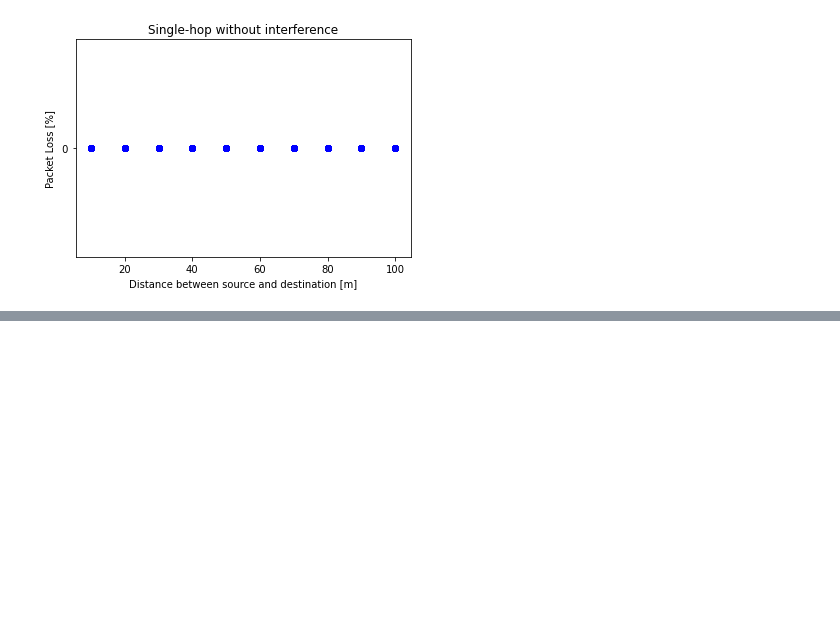
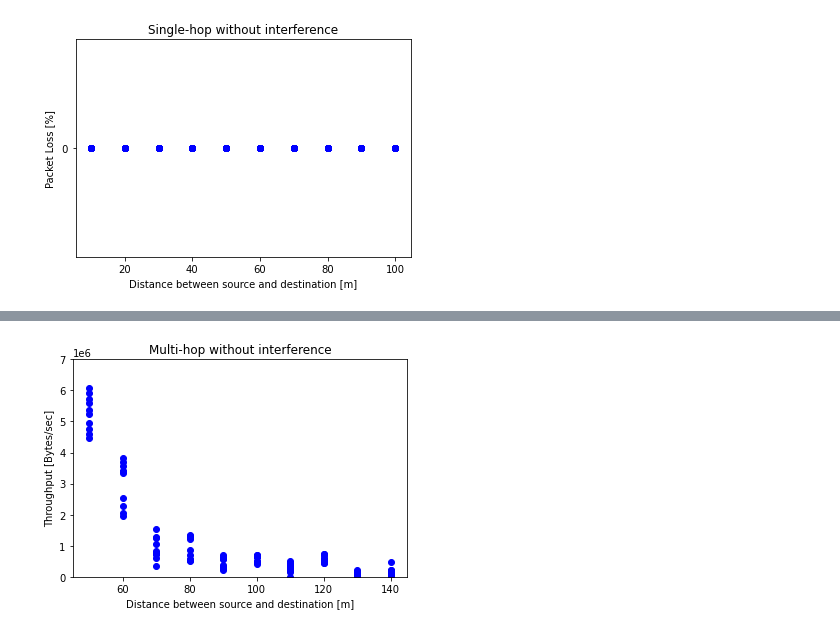
Before and after one commit to k00ziex/MastersThesis_FANETs_Fall_2022, a Jupyter notebook: Data_processing/Data_Visualization.ipynb, the cells around one changed output, grey strips where cells are left out. Saved outputs shown, nothing was run; the diff lists cells and outputs as text; code cells hidden in the pictures; blank space fills up the shorter version.

```diff
--- a/Data_processing/Data_Visualization.ipynb
+++ b/Data_processing/Data_Visualization.ipynb
@@ -482,35 +519,37 @@ for filename, filename_int, title in zip(filenames, filenames_interference, boxp
 ########################## DISTANCE EXPERIMENT - Multi-hop ###########################################################
 ######################################################################################################################
 ######################################################################################################################
 
 distance_file_iperf = "../Distance/Dongle/Multi-hop/iperf_results_"
 distance_iperf_files = [distance_file_iperf + "10m.txt",
                         distance_file_iperf + "20m.txt",
                         distance_file_iperf + "30m.txt",
                         distance_file_iperf + "40m.txt",
                         distance_file_iperf + "50m.txt",
                         distance_file_iperf + "60m.txt",
                         distance_file_iperf + "70m.txt",
                         distance_file_iperf + "80m.txt",
                         distance_file_iperf + "90m.txt",
                         distance_file_iperf + "100m.txt"
                         ]
 y_label = "Throughput [Bytes/sec]"
 x_label = "Distance between source and destination [m]"
 title = "Multi-hop without interference"
 x_axis = [  50, 50, 50, 50, 50, 50, 50, 50, 50, 50,
             60, 60, 60, 60, 60, 60, 60, 60, 60, 60,
             70, 70, 70, 70, 70, 70, 70, 70, 70, 70,
             80, 80, 80, 80, 80, 80, 80, 80, 80, 80,
             90, 90, 90, 90, 90, 90, 90, 90, 90, 90,
             100, 100, 100, 100, 100, 100, 100, 100, 100, 100,
             110, 110, 110, 110, 110, 110, 110, 110, 110, 110,
             120, 120, 120, 120, 120, 120, 120, 120, 120, 120,
             130, 130, 130, 130, 130, 130, 130, 130, 130, 130,
             140, 140, 140, 140, 140, 140, 140, 140, 140, 140]
+limits = [(45, 145), (0, 7000000)]
 
-
-scatter_plot_iperf_bitrate(distance_iperf_files,y_label,x_label,x_axis, title)
+scatter_plot_iperf_bitrate(distance_iperf_files,y_label,x_label,x_axis, title, limits)
+# %% [output]
+[figure, added]
 # %%
 ########################## DISTANCE EXPERIMENT - Multi-hop interference ###########################################################
 distance_interference_file_iperf = "../Distance/Dongle/Multi-hop_interference/iperf_results_"
```
Also changed, not shown: parts of 7 cells of this notebook.
